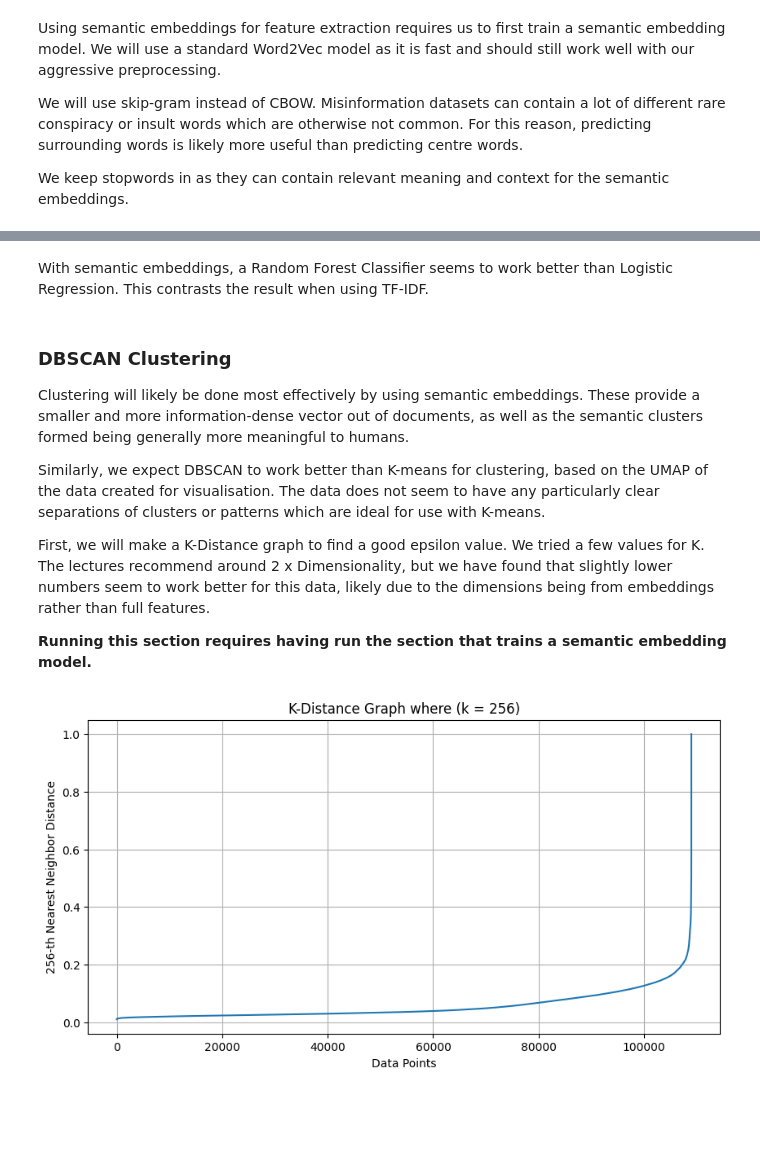
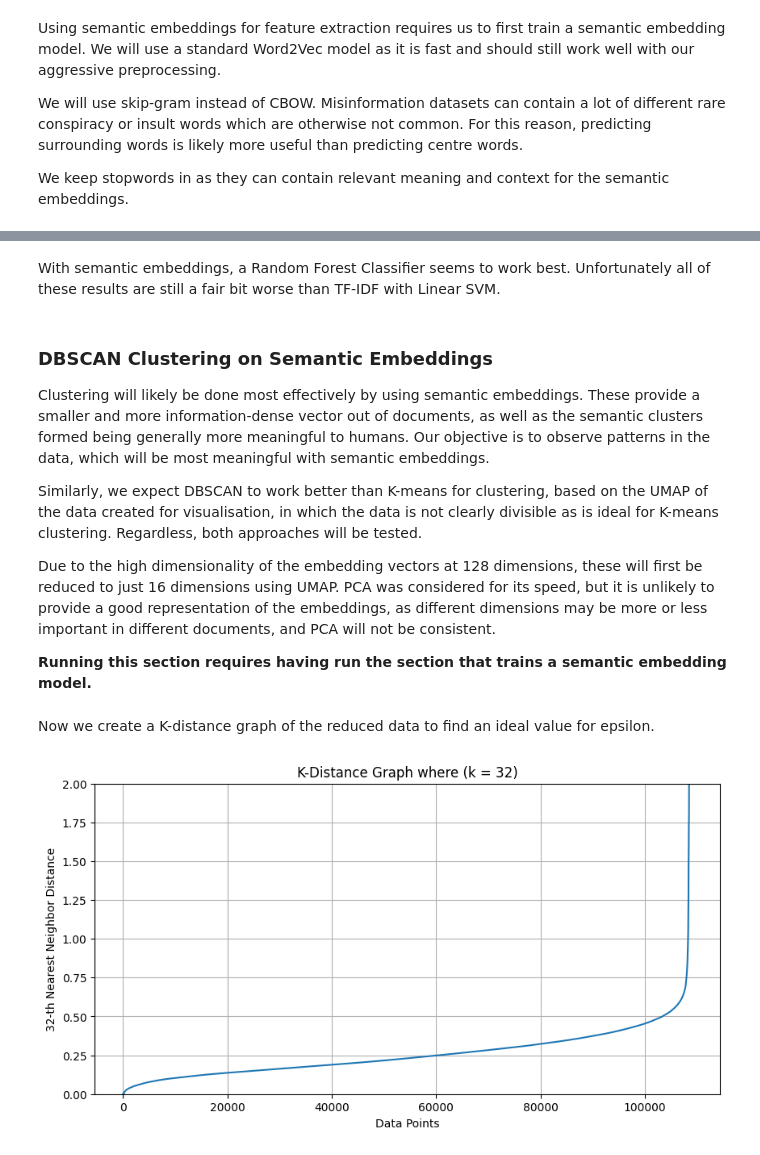
Before and after one commit to Erica-99/CTIP-misinfo-detection, a Jupyter notebook: model_training.ipynb, the cells around one changed output, grey strips where cells are left out. Drawn from its saved outputs; the diff is of its cells as text; code cells hidden in the pictures; blank space fills up the shorter version.

Commit message:
All core code implemented for model training notebook.

```diff
--- a/model_training.ipynb
+++ b/model_training.ipynb
@@ -44,11 +49,20 @@ stopwords = set(nltkstopwords.words('english'))
 stopwords.update(['said', 'aren', 'couldn', 'didn', 'doesn', 'don', 'hadn', 'hasn', 'haven', 'isn', 'let', 'll', 'mustn', 're', 'shan', 'shouldn', 've', 'wasn', 'weren', 'wouldn'])
 STOPWORDS = list(stopwords)
 
+RANDOM_STATE = 17
+
 # Initialise classifier models to be tested with their hyperparameters
 CLASSIFIER_MODELS = {
     "Logistic Regression": LogisticRegression(max_iter=2000, n_jobs=-1),
-    "Naive Bayes": MultinomialNB(alpha=1.0),
-    "Linear SVM": LinearSVC(penalty='l2', max_iter=2000),
+    "Naive Bayes": MultinomialNB(alpha=1e-8),
+    "Linear SVM": LinearSVC(penalty='l2', max_iter=500),
+    "Random Forest": RandomForestClassifier(n_estimators=300, max_depth=20, n_jobs=-1)
+}
+
+CLASSIFIER_MODELS_SEMANTIC = {
+    "Logistic Regression": LogisticRegression(max_iter=2000, n_jobs=-1),
+    "Naive Bayes": GaussianNB(var_smoothing=1e-8),
+    "Linear SVM": LinearSVC(penalty='l2', max_iter=500),
     "Random Forest": RandomForestClassifier(n_estimators=300, max_depth=20, n_jobs=-1)
 }
 
@@ -265,7 +279,7 @@ combined_features = FeatureUnion([
 X = expanded_dataset[['text'] + manual_feature_columns]
 y = expanded_dataset['label']
 
-X_train, X_test, y_train, y_test = train_test_split(X, y, test_size=0.2, random_state=17, stratify=y)
+X_train, X_test, y_train, y_test = train_test_split(X, y, test_size=0.2, random_state=RANDOM_STATE, stratify=y)
 
 pipelines = []
 for name, model in CLASSIFIER_MODELS.items():
@@ -274,9 +288,6 @@ for name, model in CLASSIFIER_MODELS.items():
         ('clf', copy.deepcopy(model))
     ])
 
-    hybrid_pipeline.fit(X_train, y_train)
-    hybrid_pipeline.predict(X_test)
-
     accuracy, precision, recall, f1 = train_and_eval_classifier(hybrid_pipeline, X_train, X_test, y_train, y_test)
 
     print(f"------- Hybrid Feature Extraction - {name} -------")
@@ -319,8 +330,13 @@ We keep stopwords in as they can contain relevant meaning and context for the se
 semantic_dataset = dataset
 semantic_dataset['tokens'] = semantic_dataset['text'].apply(word_tokenize) # Tokenises the dataset (breaks it into word/subwords). This is necessary for how Word2Vec embeddings are calculated.
 
+X = semantic_dataset['tokens']
+y = semantic_dataset['label']
+
+X_train, X_test, y_train, y_test = train_test_split(X, y, test_size=0.2, random_state=RANDOM_STATE)
+
 w2v_model = Word2Vec(
-    sentences=semantic_dataset['tokens'],
+    sentences=X_train, # Only train on the training data part to prevent overfitting the embedding model.
     vector_size=128,
     window=5,
     min_count=5, # At least 5 instances of the word
@@ -392,37 +396,41 @@ F1 Score: 0.84
 # %% [markdown]
-With semantic embeddings, a Random Forest Classifier seems to work better than Logistic Regression. This contrasts the result when using TF-IDF.
+With semantic embeddings, a Random Forest Classifier seems to work best. Unfortunately all of these results are still a fair bit worse than TF-IDF with Linear SVM.
 # %% [markdown]
-### DBSCAN Clustering
+### DBSCAN Clustering on Semantic Embeddings
 
-Clustering will likely be done most effectively by using semantic embeddings. These provide a smaller and more information-dense vector out of documents, as well as the semantic clusters formed being generally more meaningful to humans.
+Clustering will likely be done most effectively by using semantic embeddings. These provide a smaller and more information-dense vector out of documents, as well as the semantic clusters formed being generally more meaningful to humans. Our objective is to observe patterns in the data, which will be most meaningful with semantic embeddings.
 
-Similarly, we expect DBSCAN to work better than K-means for clustering, based on the UMAP of the data created for visualisation. The data does not seem to have any particularly clear separations of clusters or patterns which are ideal for use with K-means.
+Similarly, we expect DBSCAN to work better than K-means for clustering, based on the UMAP of the data created for visualisation, in which the data is not clearly divisible as is ideal for K-means clustering. Regardless, both approaches will be tested.
 
-First, we will make a K-Distance graph to find a good epsilon value. We tried a few values for K. The lectures recommend around 2 x Dimensionality, but we have found that slightly lower numbers seem to work better for this data, likely due to the dimensions being from embeddings rather than full features.
+Due to the high dimensionality of the embedding vectors at 128 dimensions, these will first be reduced to just 16 dimensions using UMAP. PCA was considered for its speed, but it is unlikely to provide a good representation of the embeddings, as different dimensions may be more or less important in different documents, and PCA will not be consistent.
 
 __Running this section requires having run the section that trains a semantic embedding model.__
+# %%
+X = np.vstack(semantic_dataset['doc_vector'].to_numpy())
+
+X_16d = umap.UMAP(n_components=16, n_neighbors=15, min_dist=0.1, n_jobs=-1, metric='euclidean').fit_transform(X)
+X_16d = np.nan_to_num(X_16d)
+# %% [markdown]
+Now we create a K-distance graph of the reduced data to find an ideal value for epsilon.
 # %%
-from sklearn.neighbors import NearestNeighbors
+k = 32 # This is the same as min_samples for DBSCAN. 32 is chosen as the recommendation is 2 * dimensionality.
+neighbors = NearestNeighbors(n_neighbors=k, metric='euclidean')
+neighbors_fit = neighbors.fit(X_16d)
 
-X = np.vstack(semantic_dataset['tokens'].apply(lambda tokens: document_vector(tokens, w2v_model)).to_numpy())
-
-k = 256 # This is the same as min_samples for DBSCAN
-neighbors = NearestNeighbors(n_neighbors=k, metric='cosine') # Using cosine because vectors are all roughly evenly scaled due to averaging. They may be really close together.
-neighbors_fit = neighbors.fit(X)
-
-distances, indices = neighbors_fit.kneighbors(X)
+distances, indices = neighbors_fit.kneighbors(X_16d)
 k_distances = distances[:, k - 1] # Get the k-th distance for each point.
 
 k_distances = np.sort(k_distances)
 
 # Plot
 plt.figure(figsize=(10, 5))
 plt.plot(k_distances)
 plt.title(f"K-Distance Graph where (k = {k})")
 plt.xlabel("Data Points")
 plt.ylabel(f"{k}-th Nearest Neighbor Distance")
+plt.ylim(0, 2)
 plt.grid(True)
 plt.show()
 # %% [output]
-[figure, old version]
+[figure, new version]
 # %% [markdown]
```
Also changed, not shown: parts of 22 cells of this notebook.
